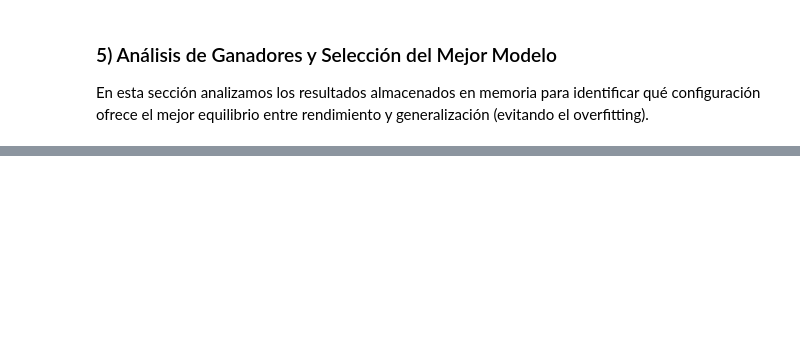
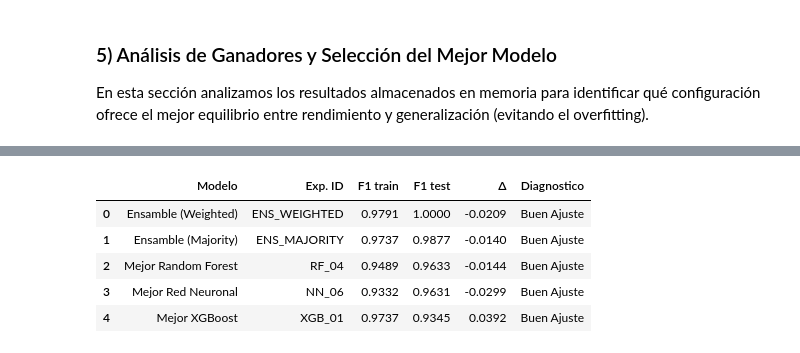
Before and after one commit to CayeRZ/proyecto-machine-learning-galileo, a Jupyter notebook: cayetano_clasificador_multiclase_ipynb.ipynb, the cells around one changed output, grey strips where cells are left out. Drawn from its saved outputs; the diff is of its cells as text; code cells hidden in the pictures; blank space fills up the shorter version.

```diff
--- a/cayetano_clasificador_multiclase_ipynb.ipynb
+++ b/cayetano_clasificador_multiclase_ipynb.ipynb
@@ -489,7 +512,7 @@ def build_nn(layers_cfg, lr=1e-3):
     return model
 # %%
 print("\n" + "=" * 70)
-print("SECCIÓN 4C — RED NEURONAL (Estructura Actualizada)")
+print("SECCIÓN 4C — RED NEURONAL (Con medición de tiempo)")
 print("=" * 70)
 
 nn_configs = [
@@ -507,14 +530,18 @@ for i, config in enumerate(nn_configs, start=1):
     set_seeds(42)
     hparams = config["hiperparametros"]
     model = build_nn(config["layers"], lr=hparams["lr"])
+
+    # Medir tiempo de entrenamiento
+    inicio = time.time()
     model.fit(X_train_sc, y_train, epochs=hparams["epochs"], batch_size=hparams["batch"], verbose=0)
+    tiempo_entreno = time.time() - inicio
 
     y_tr = np.argmax(model.predict(X_train_sc, verbose=0), axis=1)
     y_te = np.argmax(model.predict(X_test_sc, verbose=0), axis=1)
 
-    fila = registrar(f"NN_{i:02d}", config["modelo_nombre"], hparams, config["arquitectura"], y_tr, y_te)
+    fila = registrar(f"NN_{i:02d}", config["modelo_nombre"], hparams, config["arquitectura"], y_tr, y_te, tiempo_fit=tiempo_entreno)
     fila["_model"] = model
     nn_resultados.append(fila)
-    print(f"  NN_{i:02d} | f1_train={fila['f1_train']:.4f} | f1_test={fila['f1_test']:.4f} | arch={config["arquitectura"]}")
+    print(f"  NN_{i:02d} | f1_train={fila['f1_train']:.4f} | f1_test={fila['f1_test']:.4f} | tiempo={tiempo_entreno:.4f}s")
 # %% [output]
 ======================================================================
@@ -534,8 +559,8 @@ SECCIÓN 4C — RED NEURONAL (Estructura Actualizada)
 En esta sección analizamos los resultados almacenados en memoria para identificar qué configuración ofrece el mejor equilibrio entre rendimiento y generalización (evitando el overfitting).
 # %%
 def obtener_ganador(resultados, nombre_categoria,
-                    umbral_overfitting=0.04,
-                    umbral_perfecto=0.99):  # ← nuevo parámetro
+                    umbral_overfitting=0.5,
+                    umbral_perfecto=0.98):
 
     df_res = pd.DataFrame(resultados)
     df_res['brecha_f1'] = (df_res['f1_train'] - df_res['f1_test']).abs()
@@ -550,7 +575,7 @@ def obtener_ganador(resultados, nombre_categoria,
     ]
 
     if not sospechosos.empty:
-        print(f"🚨 ADVERTENCIA en {nombre_categoria}: {len(sospechosos)} modelo(s) con "
+        print(f"ADVERTENCIA en {nombre_categoria}: {len(sospechosos)} modelo(s) con "
               f"F1 ≥ {umbral_perfecto} — posible data leakage u overfitting severo:")
         for _, row in sospechosos.iterrows():
             print(f"   - {row['experimento_id']}: train={row['f1_train']:.4f}, "
@@ -563,12 +588,12 @@ def obtener_ganador(resultados, nombre_categoria,
     ]
 
     if df_estables.empty:
-        print(f"⚠️ No hay modelos estables en {nombre_categoria} con el umbral {umbral_overfitting}.")
+        print(f"No hay modelos estables en {nombre_categoria} con el umbral {umbral_overfitting}.")
         return None
 
     ganador = df_estables.loc[df_estables['f1_test'].idxmax()]
 
-    print(f"🏆 GANADOR {nombre_categoria}:")
+    print(f"GANADOR {nombre_categoria}:")
     print(f"  ID: {ganador['experimento_id']}")
     print(f"  F1 Train: {ganador['f1_train']:.4f}")
     print(f"  F1 Test:  {ganador['f1_test']:.4f}")
@@ -601,0 +798,66 @@ ganador_nn = obtener_ganador(nn_resultados, "RED NEURONAL")
+# %%
+# Recuperar los últimos registros de la bitácora para los ensambles
+bitacora_df = pd.read_csv(BITACORA)
+ens_maj_fila = bitacora_df[bitacora_df['experimento_id'] == 'ENS_MAJORITY'].iloc[-1]
+ens_wei_fila = bitacora_df[bitacora_df['experimento_id'] == 'ENS_WEIGHTED'].iloc[-1]
+
+tabla = pd.DataFrame([
+    {
+        "Modelo": "Mejor Random Forest",
+        "Exp. ID": ganador_rf["experimento_id"],
+        "F1 train": ganador_rf["f1_train"],
+        "F1 test":  ganador_rf["f1_test"],
+        "Δ":        round(ganador_rf["f1_train"] - ganador_rf["f1_test"], 4),
+    },
+    {
+        "Modelo": "Mejor XGBoost",
+        "Exp. ID": ganador_xgb["experimento_id"],
+        "F1 train": ganador_xgb["f1_train"],
+        "F1 test":  ganador_xgb["f1_test"],
+        "Δ":        round(ganador_xgb["f1_train"] - ganador_xgb["f1_test"], 4),
+    },
+    {
+        "Modelo": "Mejor Red Neuronal",
+        "Exp. ID": ganador_nn["experimento_id"],
+        "F1 train": ganador_nn["f1_train"],
+        "F1 test":  ganador_nn["f1_test"],
+        "Δ":        round(ganador_nn["f1_train"] - ganador_nn["f1_test"], 4),
+    },
+    {
+        "Modelo": "Ensamble (Majority)",
+        "Exp. ID": "ENS_MAJORITY",
+        "F1 train": ens_maj_fila["f1_train"],
+        "F1 test":  ens_maj_fila["f1_test"],
+        "Δ":        round(ens_maj_fila["f1_train"] - ens_maj_fila["f1_test"], 4),
+    },
+    {
+        "Modelo": "Ensamble (Weighted)",
+        "Exp. ID": "ENS_WEIGHTED",
+        "F1 train": ens_wei_fila["f1_train"],
+        "F1 test":  ens_wei_fila["f1_test"],
+        "Δ":        round(ens_wei_fila["f1_train"] - ens_wei_fila["f1_test"], 4),
+    },
+])
+
+def diagnostico(row):
+    f1_train, f1_test, delta = row["F1 train"], row["F1 test"], row["Δ"]
+
+    if f1_train < 0.85 and f1_test < 0.85:
+        return 'Underfitting'
+    elif delta > 0.08 and f1_train >= 0.85:
+        return 'Overfitting'
+    elif 0.05 <= delta <= 0.08 and f1_train >= 0.85:
+        return 'Ligero Overfitting'
+    else:
+        return 'Buen Ajuste'
+
+tabla["Diagnostico"] = tabla.apply(diagnostico, axis=1)
+tabla = tabla.sort_values(by='F1 test', ascending=False).reset_index(drop=True)
+display(tabla)
+# %% [output]
+|  | Modelo | Exp. ID | F1 train | F1 test | Δ | Diagnostico |
+| 0 | Ensamble (Weighted) | ENS_WEIGHTED | 0.9791 | 1.0000 | -0.0209 | Buen Ajuste |
+| 1 | Ensamble (Majority) | ENS_MAJORITY | 0.9737 | 0.9877 | -0.0140 | Buen Ajuste |
+| 2 | Mejor Random Forest | RF_04 | 0.9489 | 0.9633 | -0.0144 | Buen Ajuste |
+| 3 | Mejor Red Neuronal | NN_06 | 0.9332 | 0.9631 | -0.0299 | Buen Ajuste |
+| 4 | Mejor XGBoost | XGB_01 | 0.9737 | 0.9345 | 0.0392 | Buen Ajuste |
```
Also changed, not shown: parts of 14 cells of this notebook.
